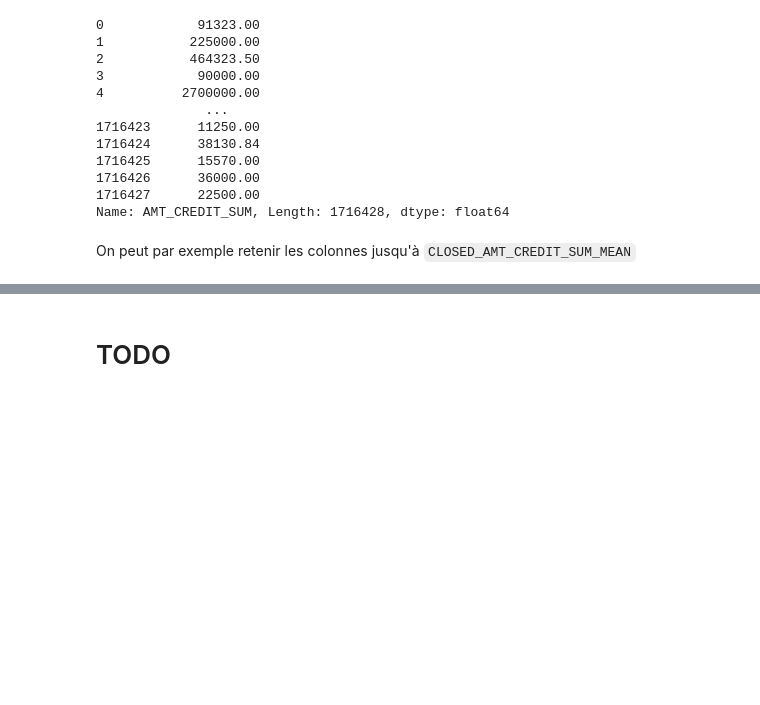
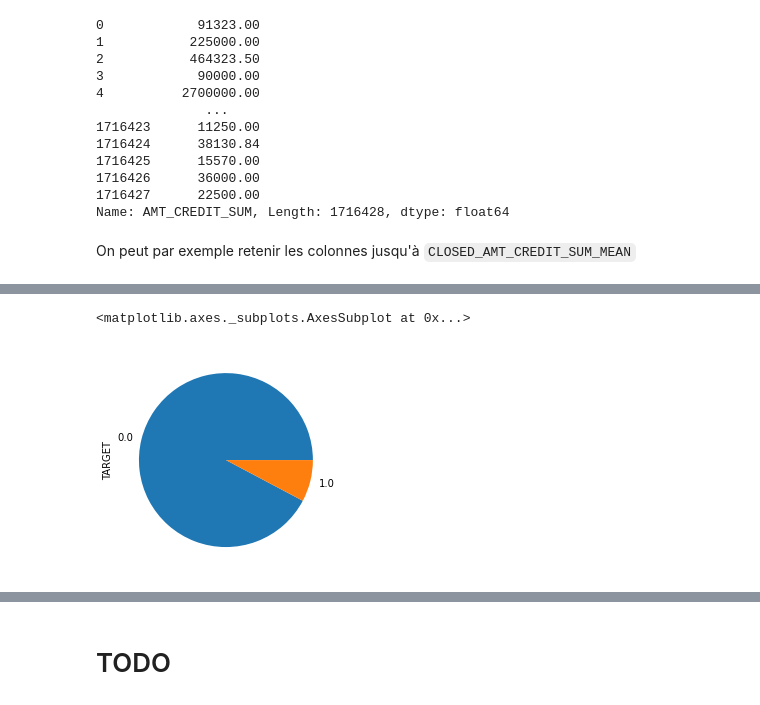
Before and after one commit to CyrilWW/OC-DS-Projet-7, a Jupyter notebook: model/Gaborit_Cyril_1_notebook_102022.ipynb, the cells around one changed output, grey strips where cells are left out. Drawn from its saved outputs; the diff is of its cells as text; code cells hidden in the pictures; blank space fills up the shorter version.

```diff
--- a/model/Gaborit_Cyril_1_notebook_102022.ipynb
+++ b/model/Gaborit_Cyril_1_notebook_102022.ipynb
@@ -1558,0 +1618,3 @@ On peut par exemple retenir les colonnes jusqu'à `CLOSED_AMT_CREDIT_SUM_MEAN`
+# %%
+debug = True
+df, cat_cols, num_cols = preprocess(selected_features=selected_features, debug=debug, num_rows=10000)
@@ -1558,0 +1741,5 @@ On peut par exemple retenir les colonnes jusqu'à `CLOSED_AMT_CREDIT_SUM_MEAN`
+# %%
+train_df['TARGET'].value_counts().plot(kind='pie')
+# %% [output]
+<matplotlib.axes._subplots.AxesSubplot at 0x...>
+[figure, added]
```
Also changed, not shown: parts of 86 cells of this notebook.
